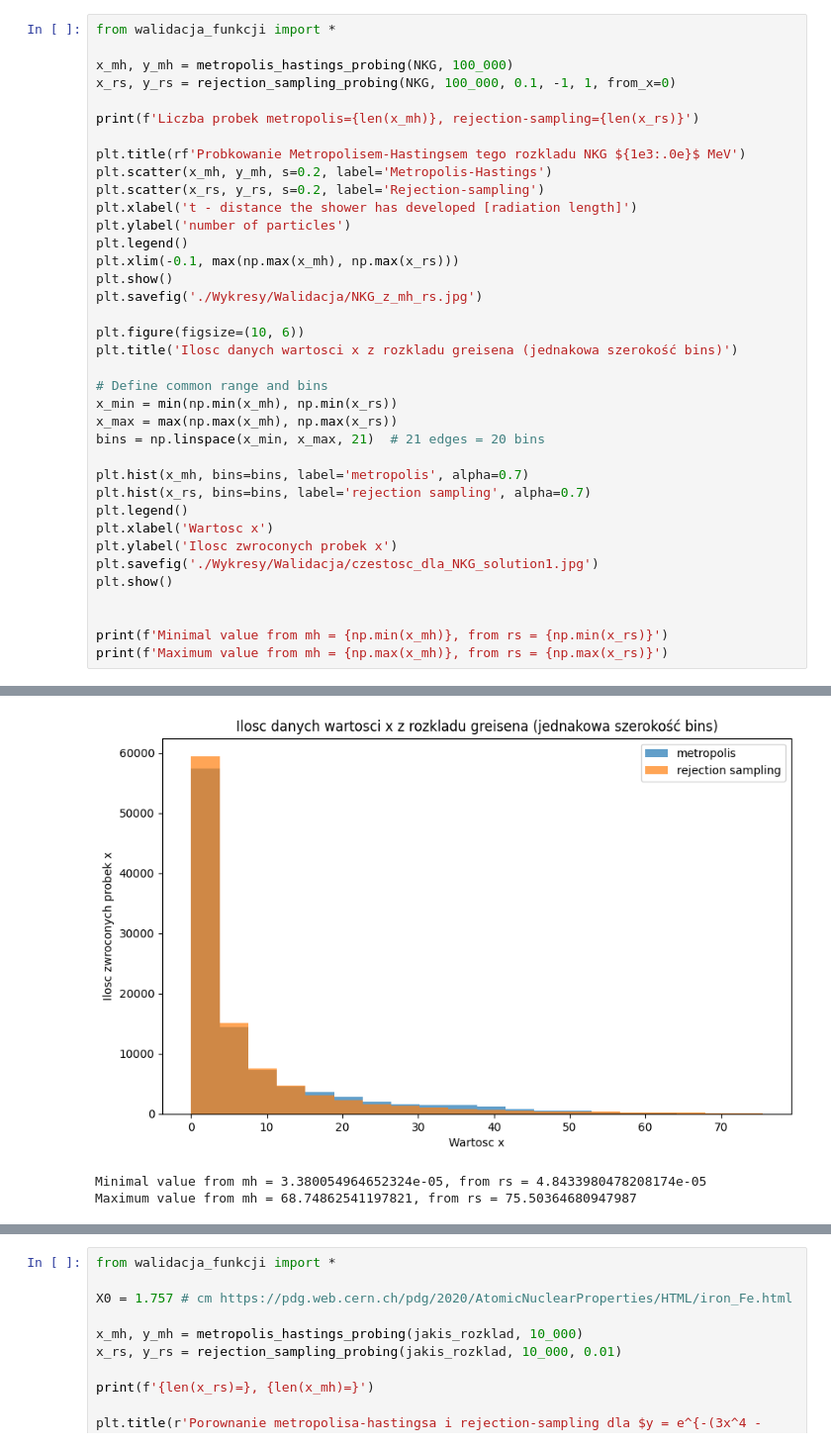
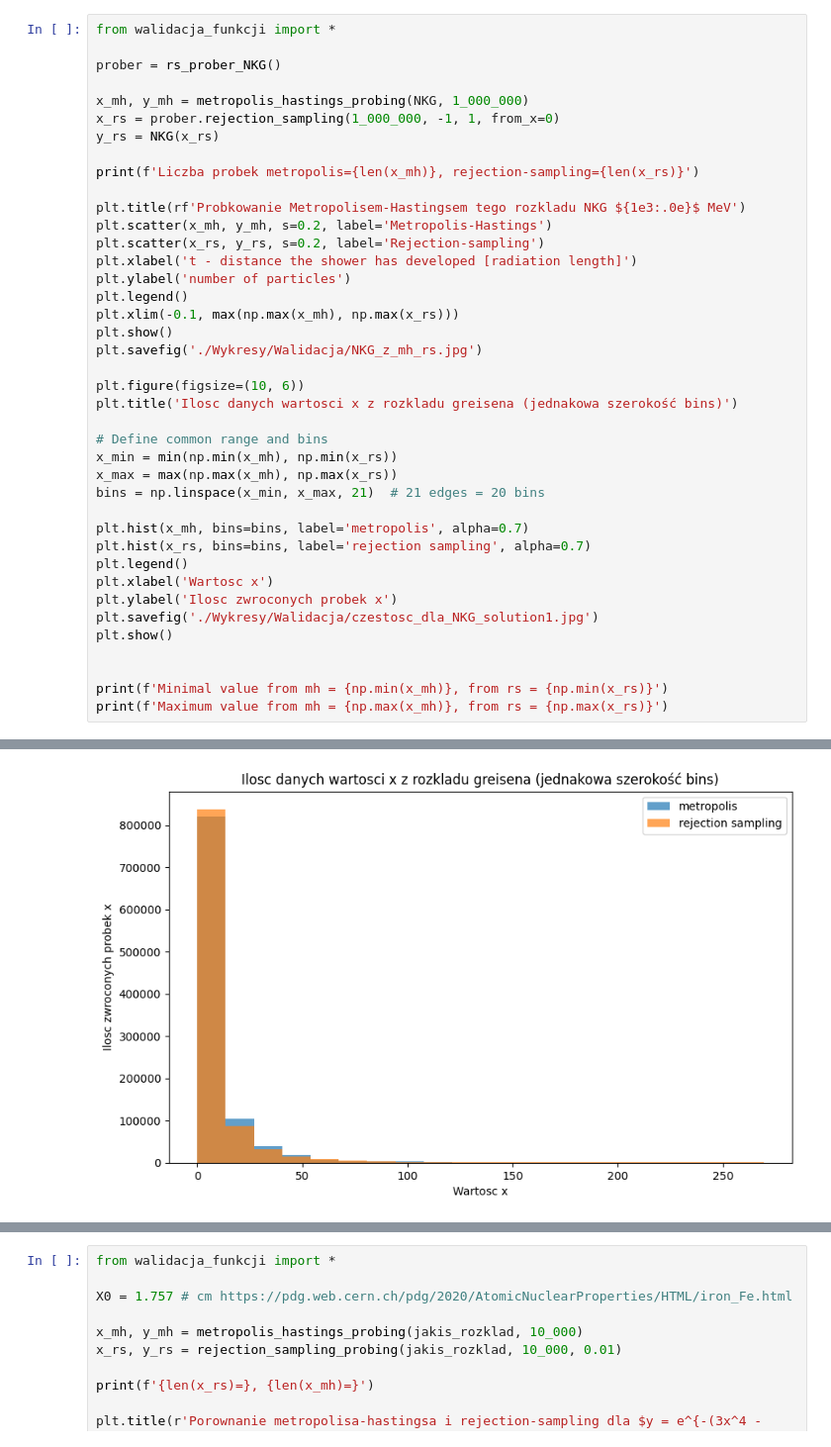
Before and after one commit to kluski777/PraktykiGAN, a Jupyter notebook: walidacja_funkcji.ipynb, the cells around one changed output, grey strips where cells are left out. Shown: that part at 99% size. Cells and saved outputs as stored; diff of their text form.

Commit message:
Optymalizacja rejection sampling

```diff
--- a/walidacja_funkcji.ipynb
+++ b/walidacja_funkcji.ipynb
@@ -122,8 +122,11 @@ Overwriting walidacja_funkcji.py
 # %%
 from walidacja_funkcji import *
 
-x_mh, y_mh = metropolis_hastings_probing(NKG, 100_000)
-x_rs, y_rs = rejection_sampling_probing(NKG, 100_000, 0.1, -1, 1, from_x=0)
+prober = rs_prober_NKG()
+
+x_mh, y_mh = metropolis_hastings_probing(NKG, 1_000_000)
+x_rs = prober.rejection_sampling(1_000_000, -1, 1, from_x=0)
+y_rs = NKG(x_rs)
 
 print(f'Liczba probek metropolis={len(x_mh)}, rejection-sampling={len(x_rs)}')
 
@@ -163,3 +167 @@ Liczba probek metropolis=100000, rejection-sampling=100000
-[figure, old version]
+[figure, new version]
-Minimal value from mh = 3.380054964652324e-05, from rs = 4.8433980478208174e-05
-Maximum value from mh = 68.74862541197821, from rs = 75.50364680947987
```
Also changed, not shown: parts of 2 cells of this notebook, 21 other files.
